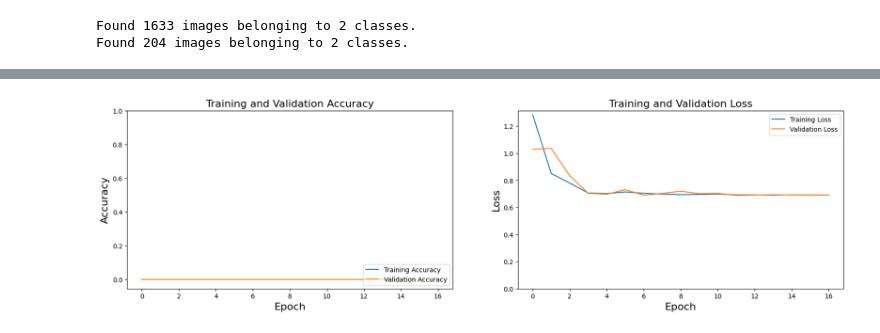
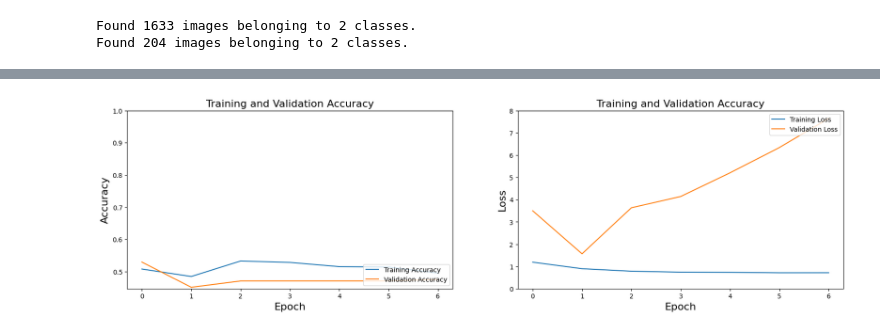
Before and after one commit to bulutirm/RealAndFakeFaceDetection, a Jupyter notebook: RealAndFakeFaceDetection.ipynb, the cells around one changed output, grey strips where cells are left out. Cells and saved outputs as stored; diff of their text form; code cells hidden in the pictures.

```diff
--- a/RealAndFakeFaceDetection.ipynb
+++ b/RealAndFakeFaceDetection.ipynb
@@ -174,13 +170,13 @@ processed_image = '/content/drive/MyDrive/processed_image'
 # %%
 train_generator = train.flow_from_directory(directory = processed_image,
                                              target_size = (target_size),
-                                             class_mode = 'binary',
+                                             class_mode = 'categorical',
                                              subset = 'training')
 
-test_generator = test.flow_from_directory(directory = processed_image,
+test_generator = test.flow_from_directory(directory = dir_path,
                                           target_size = (target_size),
                                           batch_size = 251,
-                                          class_mode = 'binary',
+                                          class_mode = 'categorical',
                                           subset = 'validation')
 # %% [output]
 Found 1633 images belonging to 2 classes.
@@ -188,21 +184,31 @@ Found 204 images belonging to 2 classes.
 # %%
 #modelleme
 model = Sequential()
-model.add(Conv2D(filters=32, kernel_size=(3,3), padding='same', input_shape=input_shape, activation='relu'))
+model.add(Conv2D(filters=32, kernel_size=(3,3), padding='same',
+                 input_shape = (input_shape), activation='relu'))
 model.add(BatchNormalization())
+
 model.add(MaxPooling2D(pool_size=2, strides=(2,2)))
+
 model.add(Conv2D(filters=64, kernel_size=(3,3), padding='same', activation='relu'))
 model.add(BatchNormalization())
+
 model.add(MaxPooling2D(pool_size=2, strides=(2,2)))
+
 model.add(Conv2D(filters=32, kernel_size=(3,3), padding='same', activation='relu'))
 model.add(BatchNormalization())
+
 model.add(MaxPooling2D(pool_size=2, strides=(2,2)))
+
 model.add(Flatten())
+
 model.add(Dense(units=64, activation='relu'))
 model.add(Dropout(rate=0.2))
+
 model.add(Dense(units=32, activation='relu'))
 model.add(Dropout(rate=0.2))
-model.add(Dense(units=1, activation='sigmoid'))
+
+model.add(Dense(units=2, activation='softmax'))
 # %%
 model.summary()
 # %% [output]
@@ -224,8 +230,8 @@ Trainable params: 1,645,921
 Non-trainable params: 256
 _________________________________________________________________
 # %%
-model.compile(loss='binary_crossentropy',
-              optimizer='adam',
-              metrics=[tf.keras.metrics.Precision(), tf.keras.metrics.Recall(), tf.keras.metrics.Accuracy()])
+model.compile(loss = 'categorical_crossentropy',
+              optimizer = 'adam',
+              metrics=[tf.keras.metrics.Precision(), tf.keras.metrics.Recall(), "acc"])
 # %%
 callbacks = [EarlyStopping(monitor='val_loss', patience=5, verbose=1, mode='min'),
@@ -259,28 +265,29 @@ Epoch 17: early stopping
 # %%
-# Accuracy Grafiği
+#Accuracy Grafiği
+
 plt.figure(figsize=(20,5))
 plt.subplot(1,2,1)
-plt.plot(history.history['accuracy'], label='Training Accuracy')
-plt.plot(history.history['val_accuracy'], label='Validation Accuracy')
+plt.plot(history.history['acc'], label='Training Accuracy')
+plt.plot(history.history['val_acc'], label='Validation Accuracy')
 plt.legend(loc='lower right')
 plt.xlabel('Epoch', fontsize=16)
 plt.ylabel('Accuracy', fontsize=16)
 plt.ylim([min(plt.ylim()),1])
 plt.title('Training and Validation Accuracy', fontsize=16)
 
-# Loss grafiği
+#Loss grafiği
 plt.subplot(1,2,2)
 plt.plot(history.history['loss'], label='Training Loss')
 plt.plot(history.history['val_loss'], label='Validation Loss')
 plt.legend(loc='upper right')
 plt.xlabel('Epoch', fontsize=16)
 plt.ylabel('Loss', fontsize=16)
 plt.ylim([0, max(plt.ylim())])
-plt.title('Training and Validation Loss', fontsize=16)
+plt.title('Training and Validation Accuracy', fontsize=16)
 
 plt.show()
 # %% [output]
-[figure, old version]
+[figure, new version]
 # %%
 loss, precision, recall, acc = model.evaluate(test_generator, batch_size=32)
 # %% [output]
```
Also changed, not shown: parts of 16 cells of this notebook.
